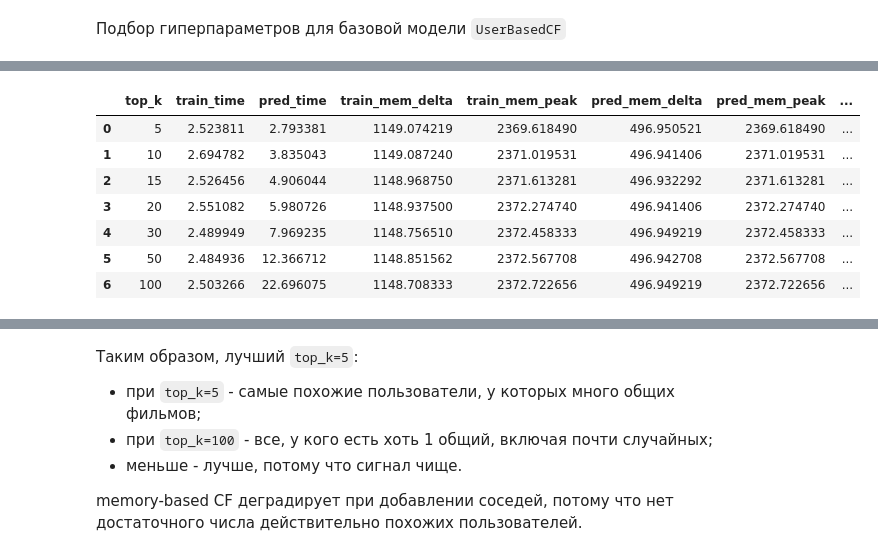
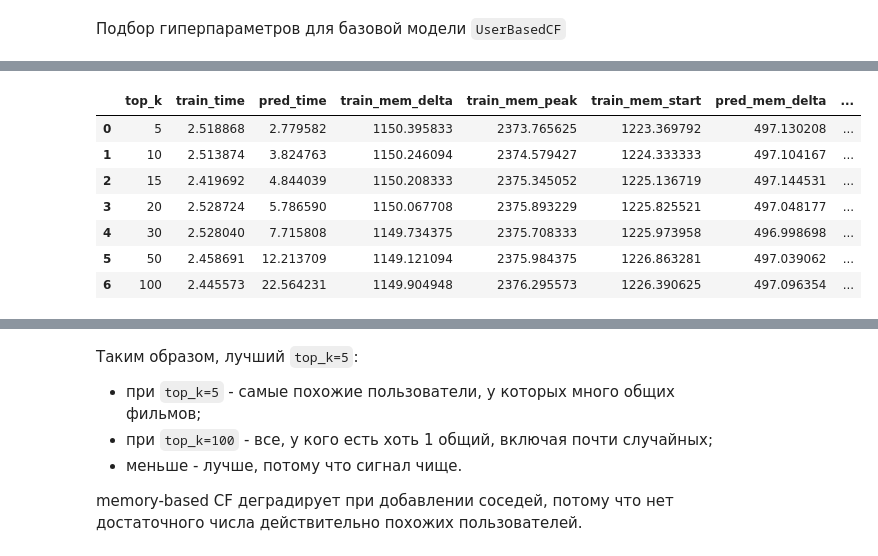
Before and after one commit to AlexanderSh11/recsys-benchmark, a Jupyter notebook: benchmarks/run_benchmark.ipynb, the cells around one changed output, grey strips where cells are left out. Drawn from its saved outputs; the diff is of its cells as text; code cells hidden in the pictures.

```diff
--- a/benchmarks/run_benchmark.ipynb
+++ b/benchmarks/run_benchmark.ipynb
@@ -32,8 +32,8 @@ DATA_TEST_32M_PATH = "../data/processed/test_32M.csv"
 
 N_RUNS = 3
 
-USERBASED_CF_PARAMS_SEARCH_PATH = "../data/processed/df_UserBasedCF_2.pkl"
-IMPLICIT_ALS_PARAMS_SEARCH_PATH = "../data/processed/df_ImplicitALS_2.pkl"
+USERBASED_CF_PARAMS_SEARCH_PATH = "../data/processed/df_UserBasedCF_3.pkl"
+IMPLICIT_ALS_PARAMS_SEARCH_PATH = "../data/processed/df_ImplicitALS_3.pkl"
 # %%
 df = load_dataset(path=DATA_PATH)
 
@@ -212,17 +212,19 @@ show_graph(
 # %%
 with open(USERBASED_CF_PARAMS_SEARCH_PATH, "rb") as f:
     df_UserBasedCF = pickle.load(f)
 
+df_UserBasedCF.to_csv("../data/processed/df_UserBasedCF.csv", index=False)
+
 df_UserBasedCF
 # %% [output]
-|  | top_k | train_time | pred_time | train_mem_delta | train_mem_peak | pred_mem_delta | pred_mem_peak | ... |
-| 0 | 5 | 2.523811 | 2.793381 | 1149.074219 | 2369.618490 | 496.950521 | 2369.618490 | ... |
-| 1 | 10 | 2.694782 | 3.835043 | 1149.087240 | 2371.019531 | 496.941406 | 2371.019531 | ... |
-| 2 | 15 | 2.526456 | 4.906044 | 1148.968750 | 2371.613281 | 496.932292 | 2371.613281 | ... |
-| 3 | 20 | 2.551082 | 5.980726 | 1148.937500 | 2372.274740 | 496.941406 | 2372.274740 | ... |
-| 4 | 30 | 2.489949 | 7.969235 | 1148.756510 | 2372.458333 | 496.949219 | 2372.458333 | ... |
-| 5 | 50 | 2.484936 | 12.366712 | 1148.851562 | 2372.567708 | 496.942708 | 2372.567708 | ... |
-| 6 | 100 | 2.503266 | 22.696075 | 1148.708333 | 2372.722656 | 496.949219 | 2372.722656 | ... |
+|  | top_k | train_time | pred_time | train_mem_delta | train_mem_peak | train_mem_start | pred_mem_delta | ... |
+| 0 | 5 | 2.518868 | 2.779582 | 1150.395833 | 2373.765625 | 1223.369792 | 497.130208 | ... |
+| 1 | 10 | 2.513874 | 3.824763 | 1150.246094 | 2374.579427 | 1224.333333 | 497.104167 | ... |
+| 2 | 15 | 2.419692 | 4.844039 | 1150.208333 | 2375.345052 | 1225.136719 | 497.144531 | ... |
+| 3 | 20 | 2.528724 | 5.786590 | 1150.067708 | 2375.893229 | 1225.825521 | 497.048177 | ... |
+| 4 | 30 | 2.528040 | 7.715808 | 1149.734375 | 2375.708333 | 1225.973958 | 496.998698 | ... |
+| 5 | 50 | 2.458691 | 12.213709 | 1149.121094 | 2375.984375 | 1226.863281 | 497.039062 | ... |
+| 6 | 100 | 2.445573 | 22.564231 | 1149.904948 | 2376.295573 | 1226.390625 | 497.096354 | ... |
 # %%
 def model_factory():
     return UserBasedCF(top_k=5)
```
Also changed, not shown: parts of 14 cells of this notebook, 25 other files.
